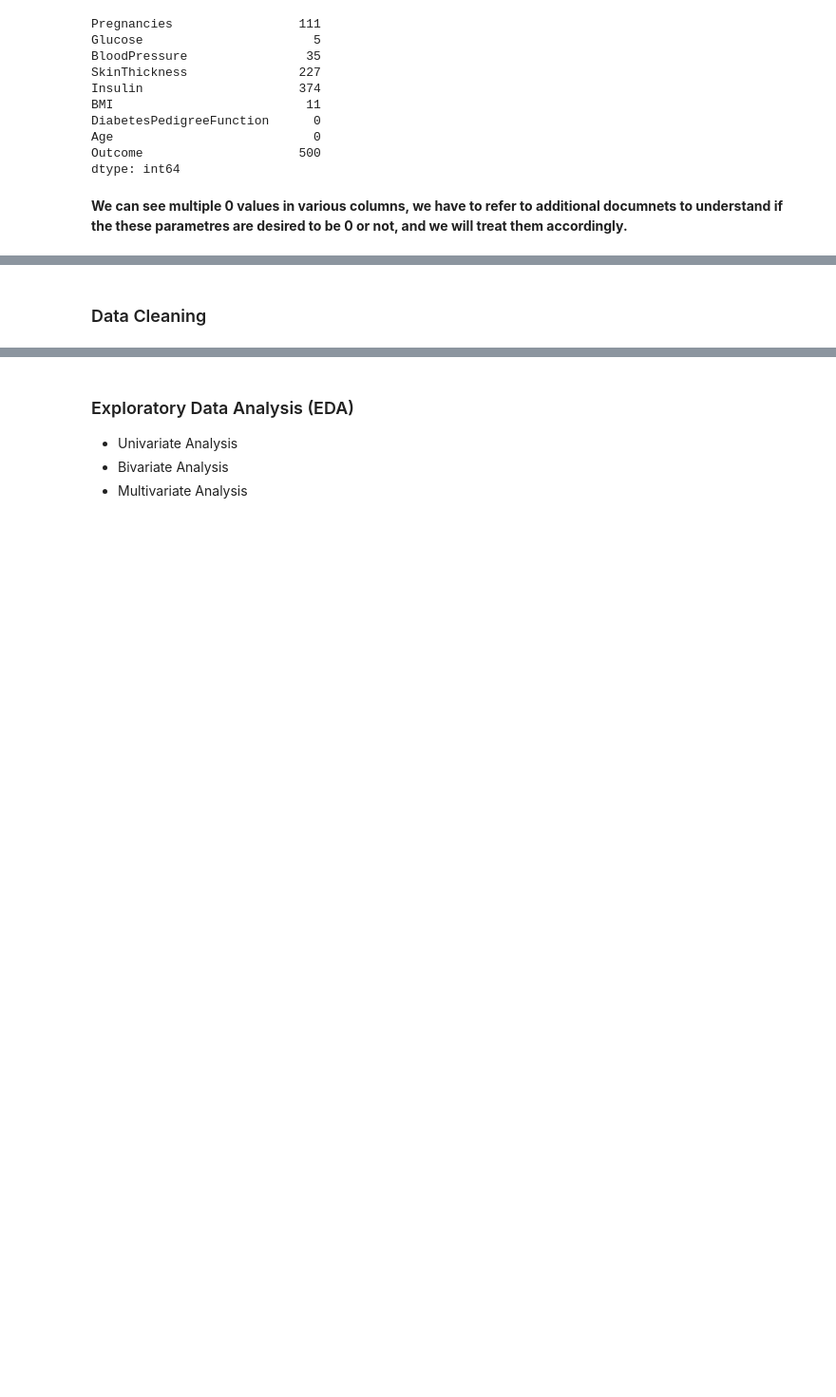
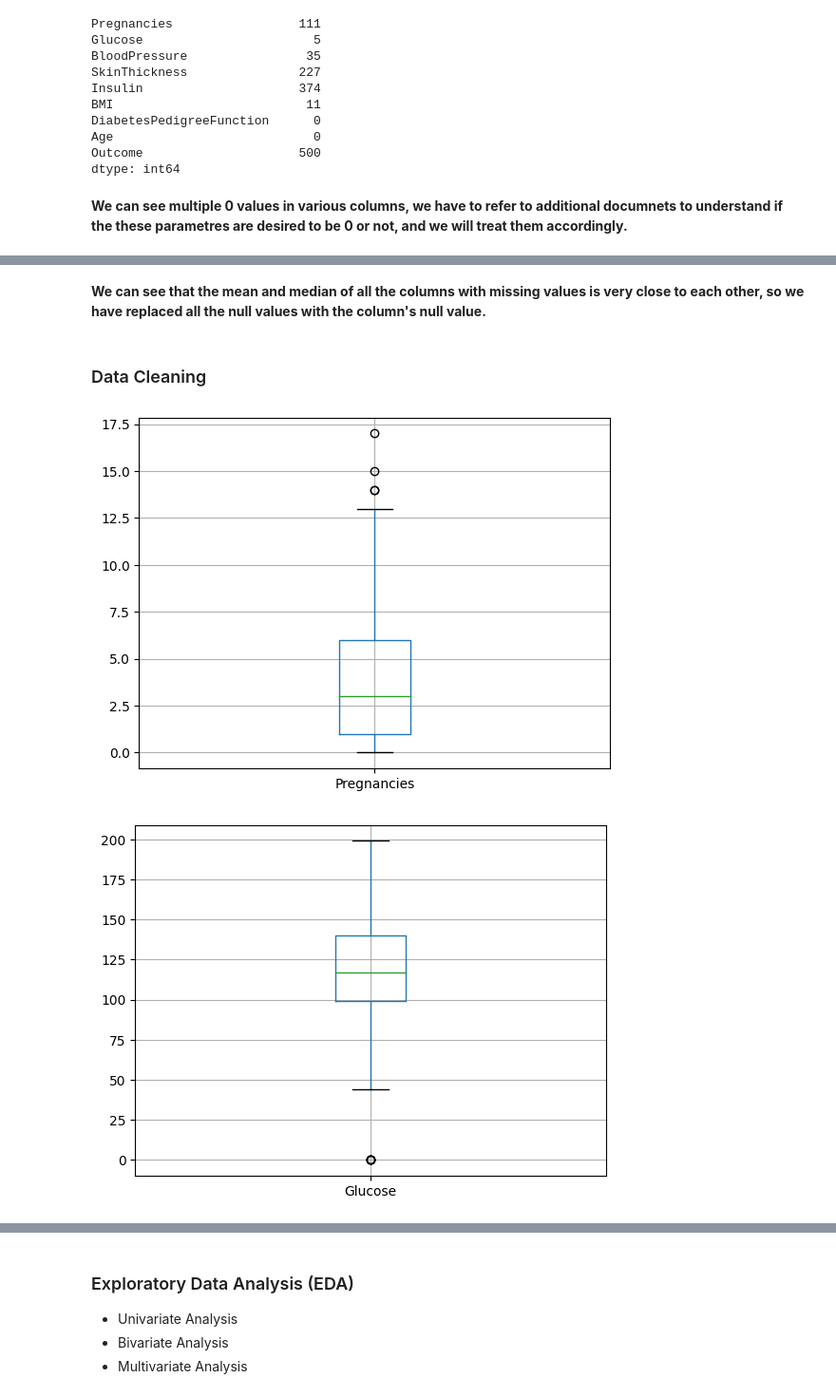
Before and after one commit to nikhil4859/Logistic-Regression, a Jupyter notebook: Pima_India_Diabetes.ipynb, the cells around one changed output, grey strips where cells are left out. Shown at 95% size. Drawn from its saved outputs; the diff is of its cells as text; code cells hidden in the pictures; blank space fills up the shorter version.

```diff
--- a/Pima_India_Diabetes.ipynb
+++ b/Pima_India_Diabetes.ipynb
@@ -167,0 +167,4 @@ dtype: int64
+# %%
+df['BloodPressure'].replace(0, np.nan, inplace=True)
+df['SkinThickness'].replace(0, np.nan, inplace=True)
+df['BMI'].replace(0, np.nan, inplace=True)
@@ -168,2 +218,13 @@ dtype: int64
+# %% [markdown]
+**We can see that the mean and median of all the columns with missing values is very close to each other, so we have replaced all the null values with the column's null value.**
+# %%
+df.fillna(df.median(), inplace=True) #Replacing the null Values in the DS with Median
 # %% [markdown]
 ### Data Cleaning
+# %%
+for i in df.columns:
+    df.boxplot(column=i)
+    plt.show()
+# %% [output]
+[figure, added]
+[figure, added]
```
Also changed, not shown: parts of 12 cells of this notebook.
